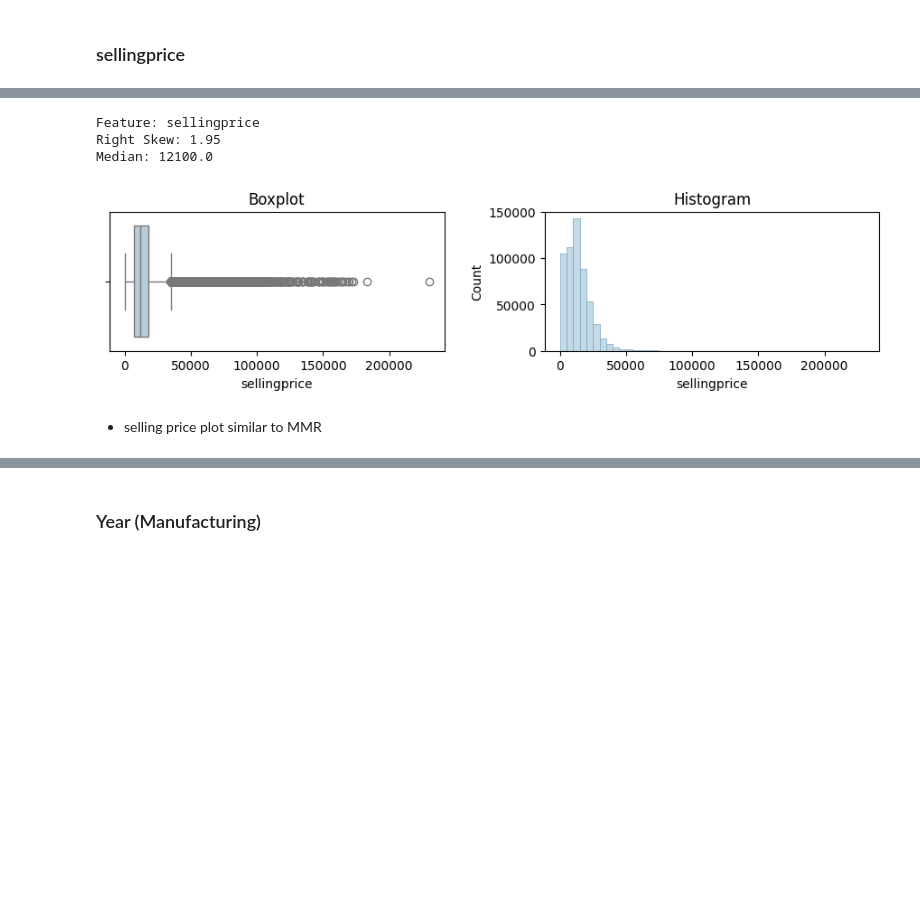
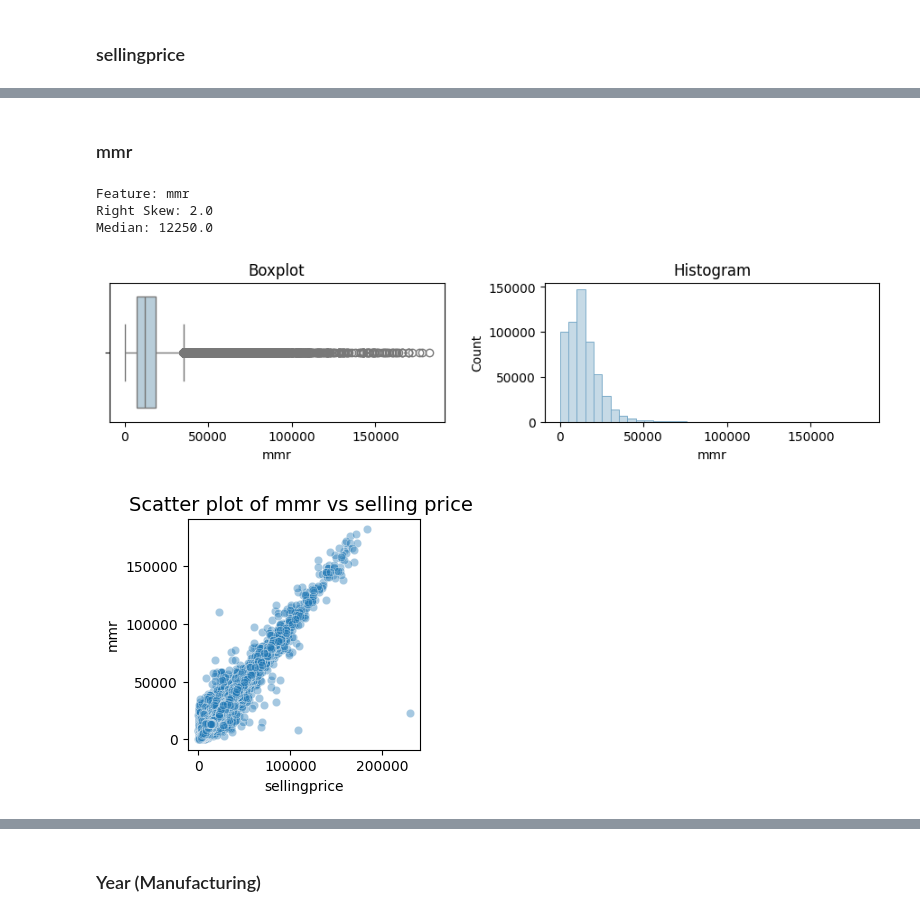
Before and after one commit to aprilhong/vehiclesales, a Jupyter notebook: vehiclesales.ipynb, the cells around one changed output, grey strips where cells are left out. Saved outputs shown, nothing was run; the diff lists cells and outputs as text; code cells hidden in the pictures; blank space fills up the shorter version.

```diff
--- a/vehiclesales.ipynb
+++ b/vehiclesales.ipynb
@@ -1202,10 +1270,17 @@ from plots import *
+# %% [markdown]
+### mmr
 # %%
 # apply function
-bhplt(df_clean,'sellingprice',11,2,0.3,5000)
+bhplt(df_clean,'mmr',11,2,0.3,5000)
 # %% [output]
-Feature: sellingprice
-Right Skew: 1.95
-Median: 12100.0
+Feature: mmr
+Right Skew: 2.0
+Median: 12250.0
-[figure, old version]
+[figure, new version]
-# %% [markdown]
-- selling price plot similar to MMR
+# %%
+# Create scatterplot
+plt.figure(figsize=(3, 3))
+sns.scatterplot(data=df_clean, x='sellingprice', y='mmr', alpha=0.4)
+plt.title('Scatter plot of mmr vs selling price ', fontsize='14');
+# %% [output]
+[figure, added]
```
Also changed, not shown: parts of 369 cells of this notebook, 2 other files.
